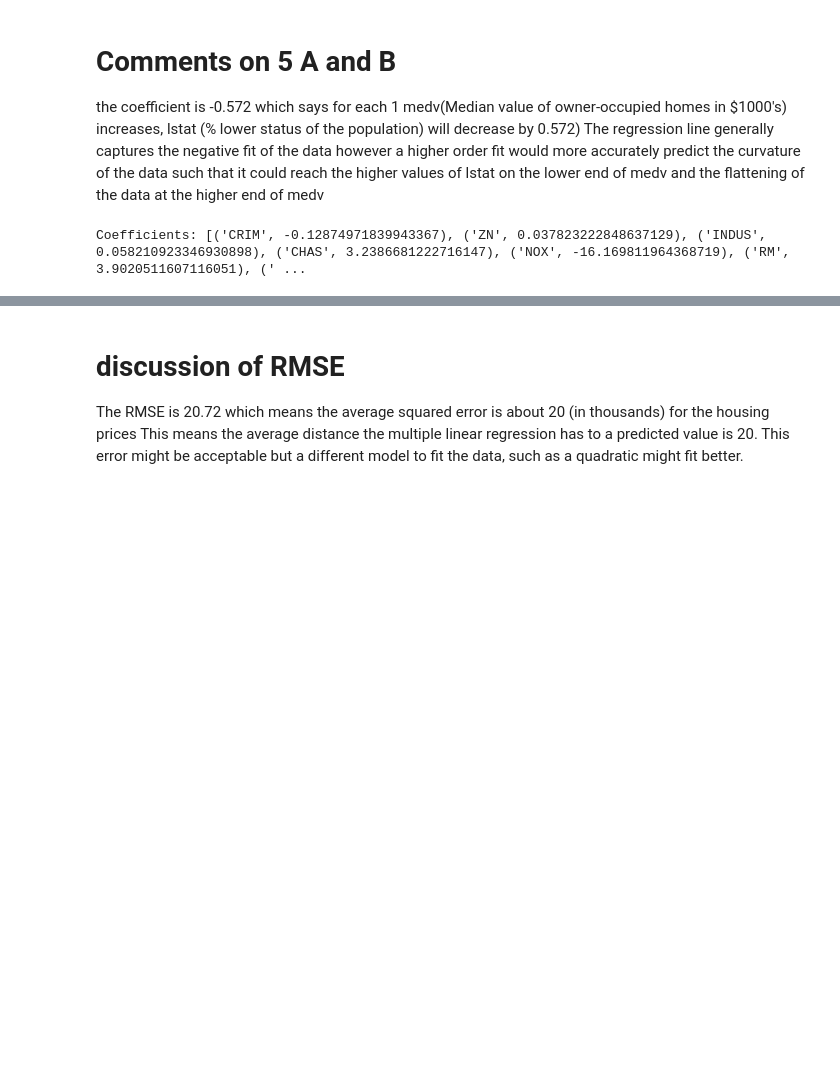
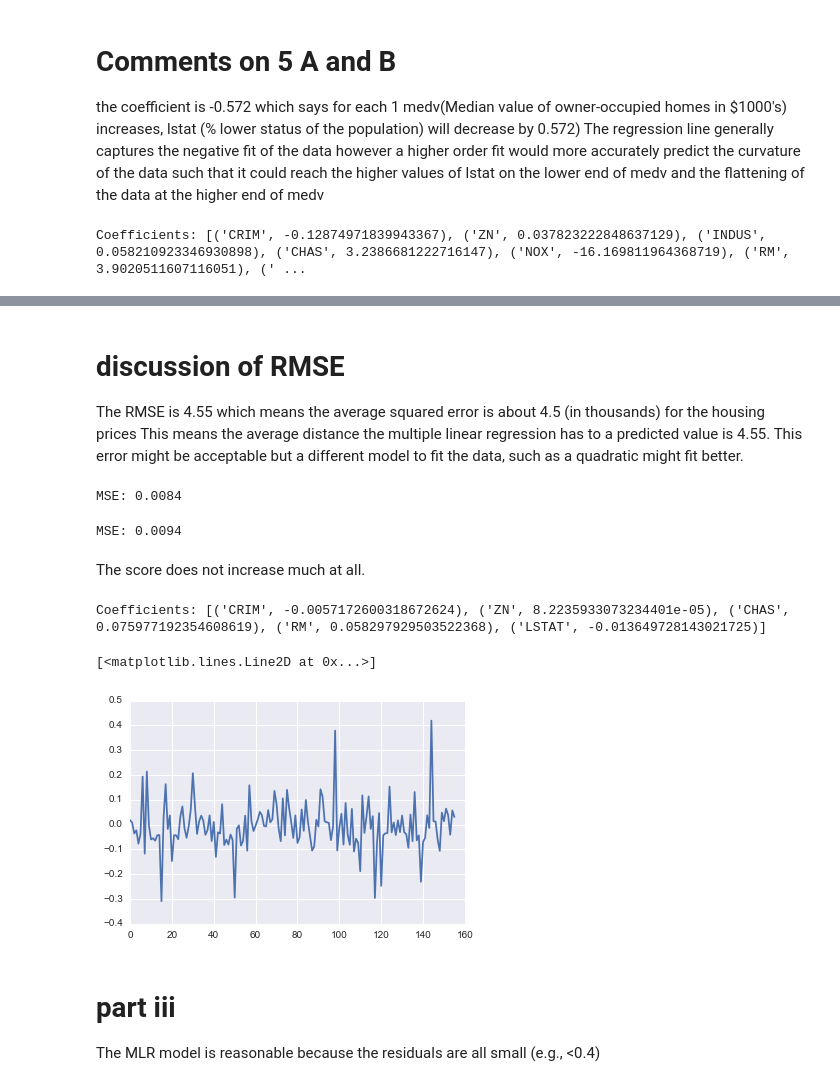
Before and after one commit to mghodges/HW1, a Jupyter notebook: HW1 Solutions.ipynb, the cells around one changed output, grey strips where cells are left out. Cells and saved outputs as stored; diff of their text form; code cells hidden in the pictures; blank space fills up the shorter version.

```diff
--- a/HW1 Solutions.ipynb
+++ b/HW1 Solutions.ipynb
@@ -235,5 +236,43 @@ Residual sum of squares: 20.72
 # %% [markdown]
 # discussion of RMSE
-The RMSE is 20.72 which means the average squared error is about 20 (in thousands) for the housing prices
-This means the average distance the multiple linear regression has to a predicted value is 20. This error might
+The RMSE is 4.55 which means the average squared error is about 4.5 (in thousands) for the housing prices
+This means the average distance the multiple linear regression has to a predicted value is 4.55. This error might
 be acceptable but a different model to fit the data, such as a quadratic might fit better.
+# %%
+# Part D i
+indep_vars = ['CRIM', 'ZN', "CHAS", "RM", "LSTAT"]
+dep_vars = ["MEDV"]
+indep_data = housing_data[indep_vars]
+dep_data = np.log10(housing_data[dep_vars])
+indep_bostrain, indep_bostest, dep_bostrain, dep_bostest = train_test_split(indep_data, dep_data, test_size=156, random_state=69)
+
+
+regr = linear_model.LinearRegression()
+regr.fit(indep_bostrain,dep_bostrain)
+regr_predict  = regr.predict(indep_bostrain)
+print("MSE: %.4f"
+      % np.mean((regr_predict - dep_bostrain) ** 2))
+# %% [output]
+MSE: 0.0084
+# %%
+regr_predict = regr.predict(indep_bostest)
+print("MSE: %.4f"
+      % np.mean((regr_predict - dep_bostest) ** 2))
+# %% [output]
+MSE: 0.0094
+# %% [markdown]
+The score does not increase much at all.
+# %%
+print('Coefficients: {0}'.format(list(zip(indep_vars,np.squeeze(regr.coef_)))))
+# %% [output]
+Coefficients: [('CRIM', -0.0057172600318672624), ('ZN', 8.2235933073234401e-05), ('CHAS', 0.075977192354608619), ('RM', 0.058297929503522368), ('LSTAT', -0.013649728143021725)]
+# %%
+residual = dep_bostest-regr_predict
+x = np.arange(0,156,1)
+plt.plot(x,residual)
+# %% [output]
+[<matplotlib.lines.Line2D at 0x...>]
+[figure, added]
+# %% [markdown]
+# part iii
+The MLR model is reasonable because the residuals are all small (e.g., <0.4)
```
Also changed, not shown: parts of 4 cells of this notebook.
